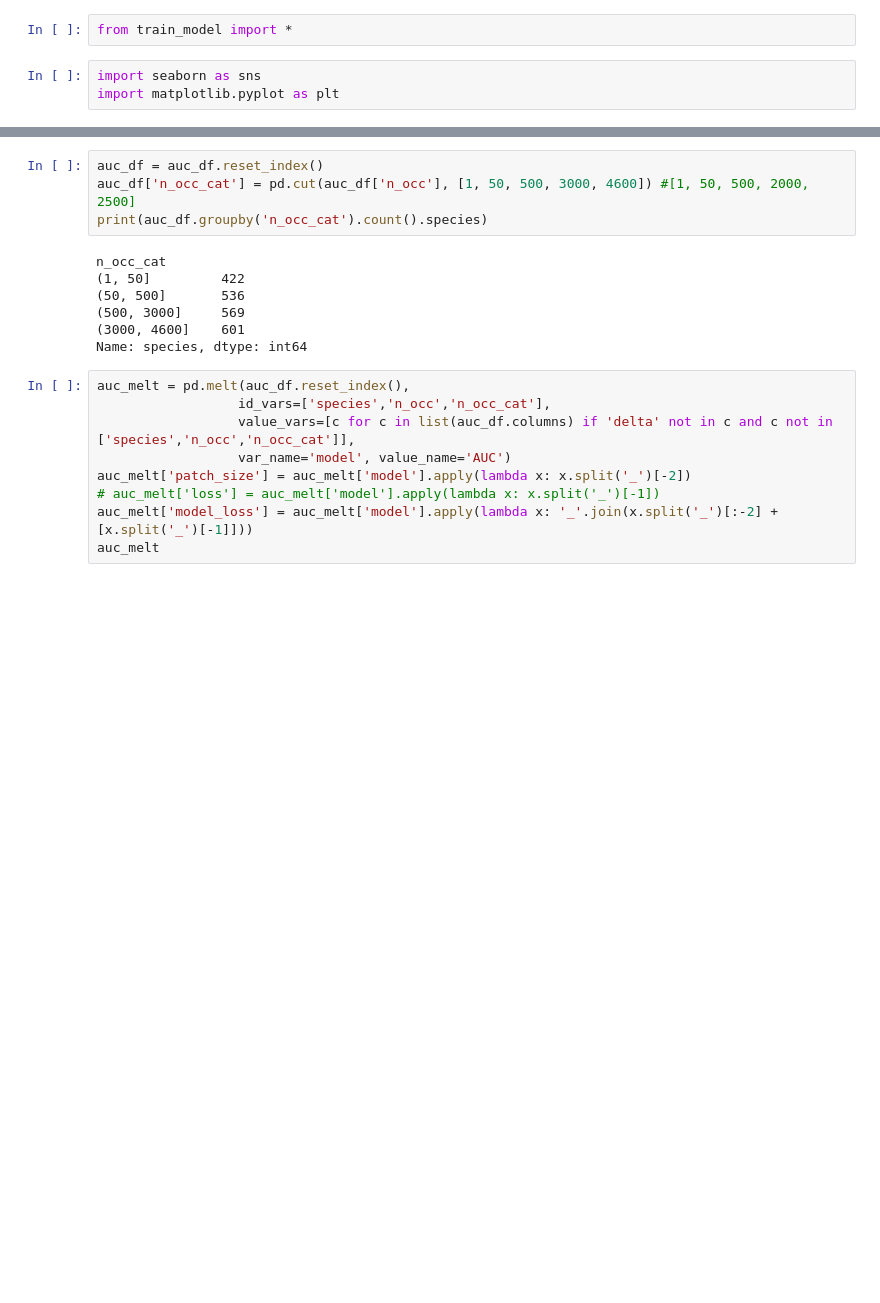
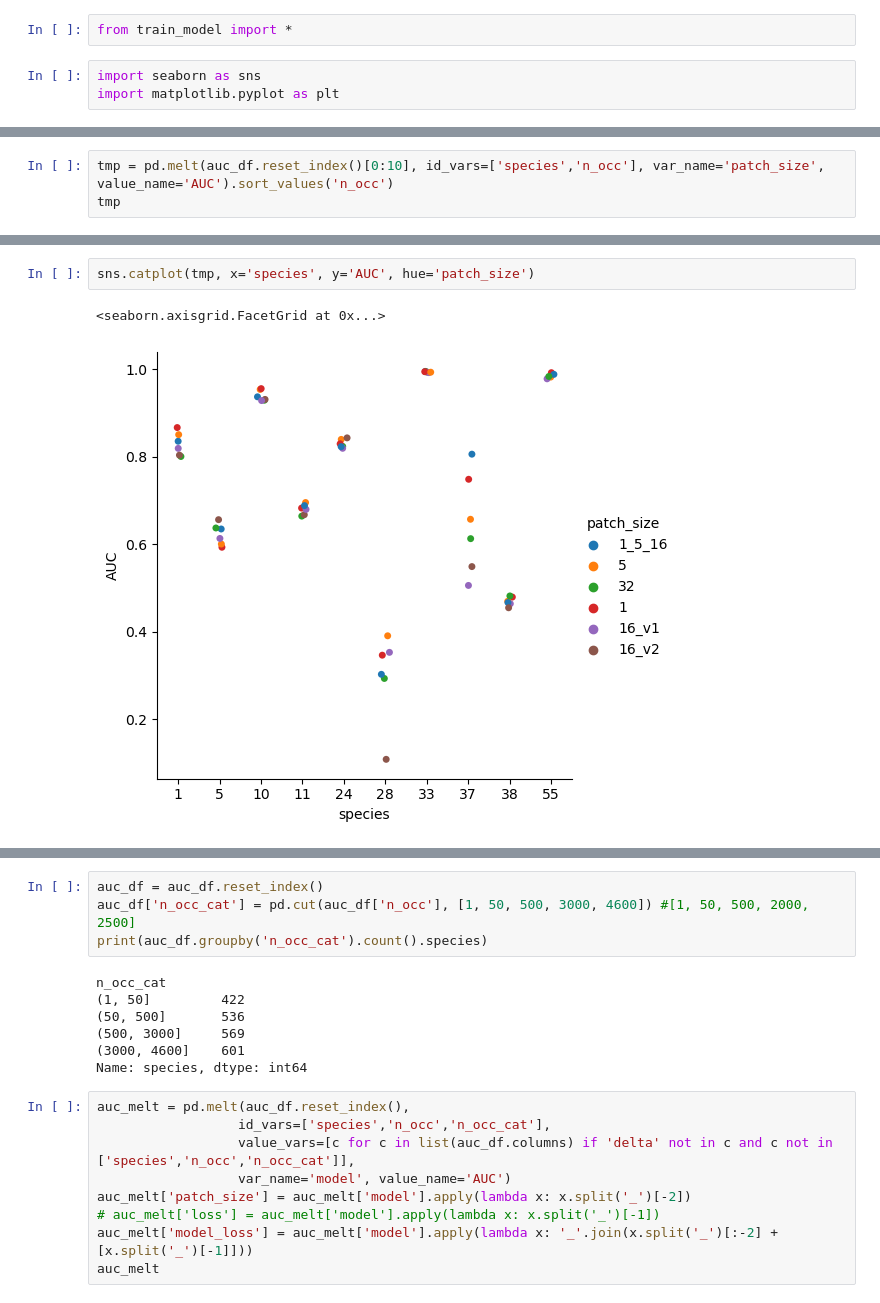
Before and after one commit to ninavantiel/multi_scale_SDMs, a Jupyter notebook: model_evaluation.ipynb, the cells around one changed output, grey strips where cells are left out. Cells and saved outputs as stored; diff of their text form; blank space fills up the shorter version.

```diff
--- a/model_evaluation.ipynb
+++ b/model_evaluation.ipynb
@@ -80,0 +220,3 @@ dtype: float64
+# %%
+tmp = pd.melt(auc_df.reset_index()[0:10], id_vars=['species','n_occ'], var_name='patch_size', value_name='AUC').sort_values('n_occ')
+tmp
@@ -80,0 +241,5 @@ dtype: float64
+# %%
+sns.catplot(tmp, x='species', y='AUC', hue='patch_size')
+# %% [output]
+<seaborn.axisgrid.FacetGrid at 0x...>
+[figure, added]
```
Also changed, not shown: parts of 24 cells of this notebook, 2 other files.
